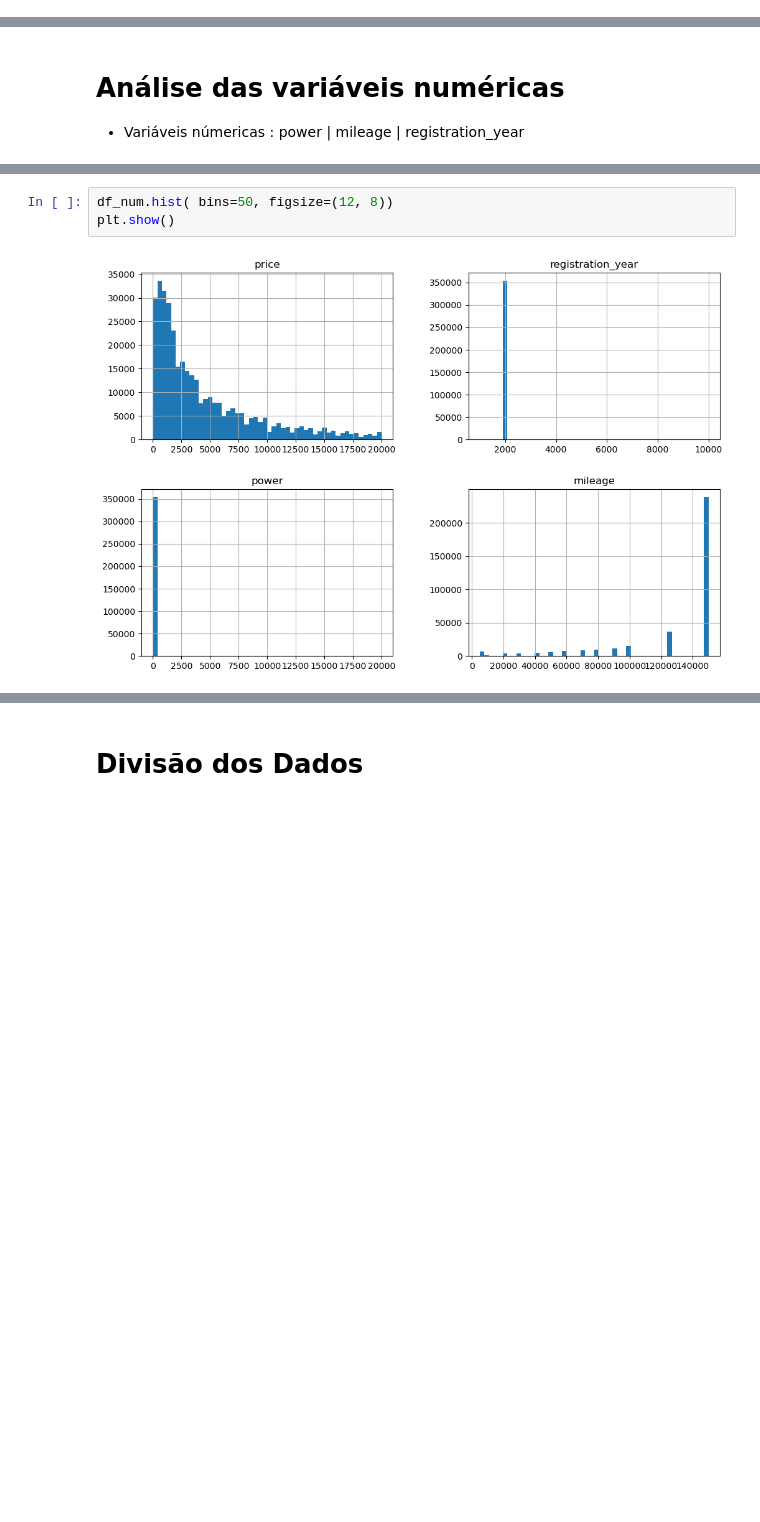
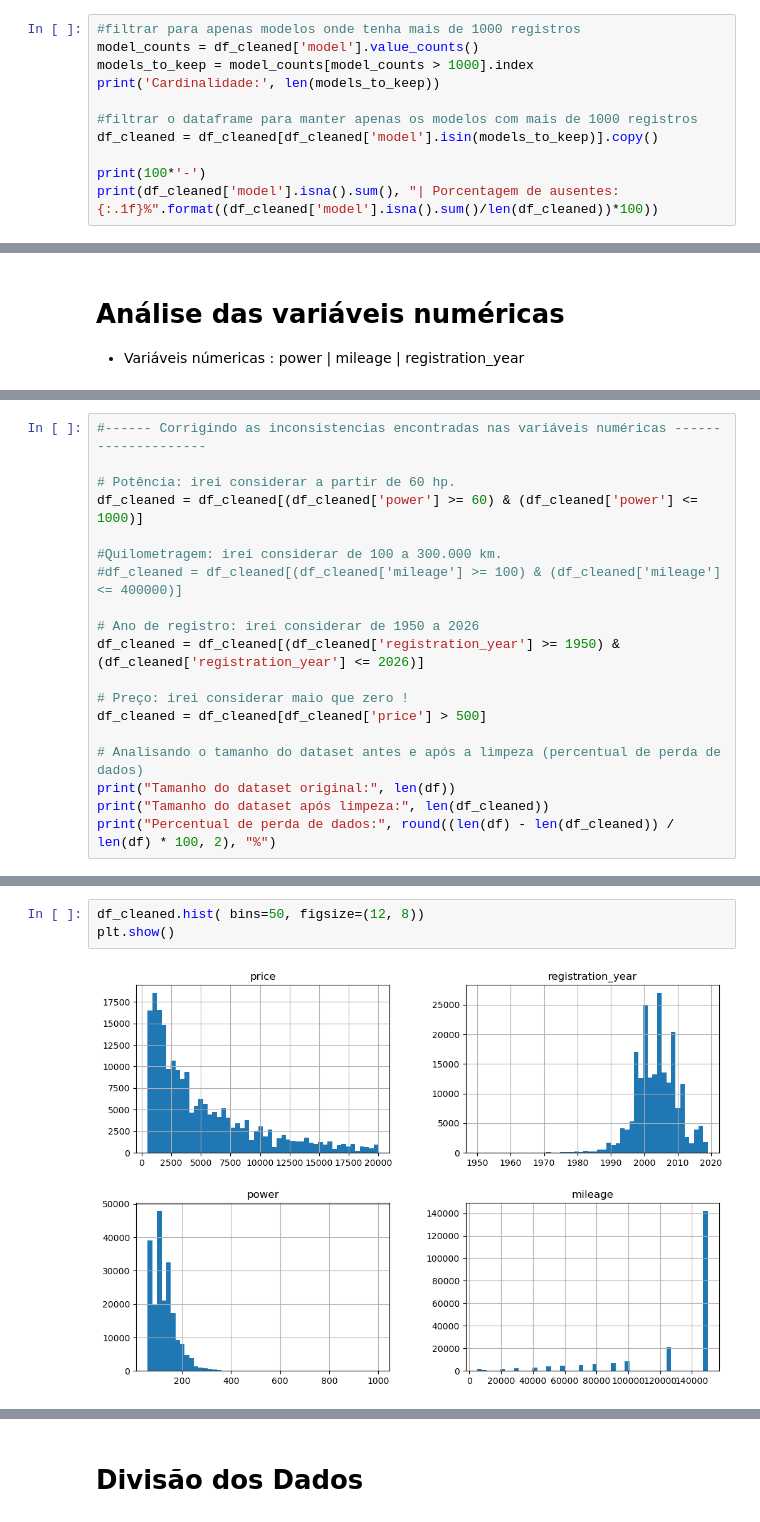
Before and after one commit to Angelaidt/Sprint-12-Rusty-Bargain, a Jupyter notebook: notebook _sprint_12.ipynb, the cells around one changed output, grey strips where cells are left out. Drawn from its saved outputs; the diff is of its cells as text; blank space fills up the shorter version.

```diff
--- a/notebook _sprint_12.ipynb
+++ b/notebook _sprint_12.ipynb
@@ -235,3 +237,14 @@ Name: count, Length: 250, dtype: int64
 Cardinalidade: 251
 ----------------------------------------------------------------------------------------------------
 Quantidade de ausentes: 19701 | Porcentagem de ausentes: 5.6%
+# %%
+#filtrar para apenas modelos onde tenha mais de 1000 registros
+model_counts = df_cleaned['model'].value_counts()
+models_to_keep = model_counts[model_counts > 1000].index
+print('Cardinalidade:', len(models_to_keep))
+
+#filtrar o dataframe para manter apenas os modelos com mais de 1000 registros
+df_cleaned = df_cleaned[df_cleaned['model'].isin(models_to_keep)].copy()
+
+print(100*'-')
+print(df_cleaned['model'].isna().sum(), "| Porcentagem de ausentes: {:.1f}%".format((df_cleaned['model'].isna().sum()/len(df_cleaned))*100))
@@ -294,0 +403,19 @@ Das variáveis categóricas, temos problemas como: Alta cardinalidade (brand e m
+# %%
+#------ Corrigindo as inconsistencias encontradas nas variáveis numéricas --------------------
+
+# Potência: irei considerar a partir de 60 hp.
+df_cleaned = df_cleaned[(df_cleaned['power'] >= 60) & (df_cleaned['power'] <= 1000)]
+
+#Quilometragem: irei considerar de 100 a 300.000 km.
+#df_cleaned = df_cleaned[(df_cleaned['mileage'] >= 100) & (df_cleaned['mileage'] <= 400000)]
+
+# Ano de registro: irei considerar de 1950 a 2026
+df_cleaned = df_cleaned[(df_cleaned['registration_year'] >= 1950) & (df_cleaned['registration_year'] <= 2026)]
+
+# Preço: irei considerar maio que zero !
+df_cleaned = df_cleaned[df_cleaned['price'] > 500]
+
+# Analisando o tamanho do dataset antes e após a limpeza (percentual de perda de dados)
+print("Tamanho do dataset original:", len(df))
+print("Tamanho do dataset após limpeza:", len(df_cleaned))
+print("Percentual de perda de dados:", round((len(df) - len(df_cleaned)) / len(df) * 100, 2), "%")
@@ -402,5 +435,5 @@ dtype: int64
 # %%
-df_num.hist( bins=50, figsize=(12, 8))
+df_cleaned.hist( bins=50, figsize=(12, 8))
 plt.show()
 # %% [output]
-[figure, old version]
+[figure, new version]
```
Also changed, not shown: parts of 36 cells of this notebook, 4 other files.
